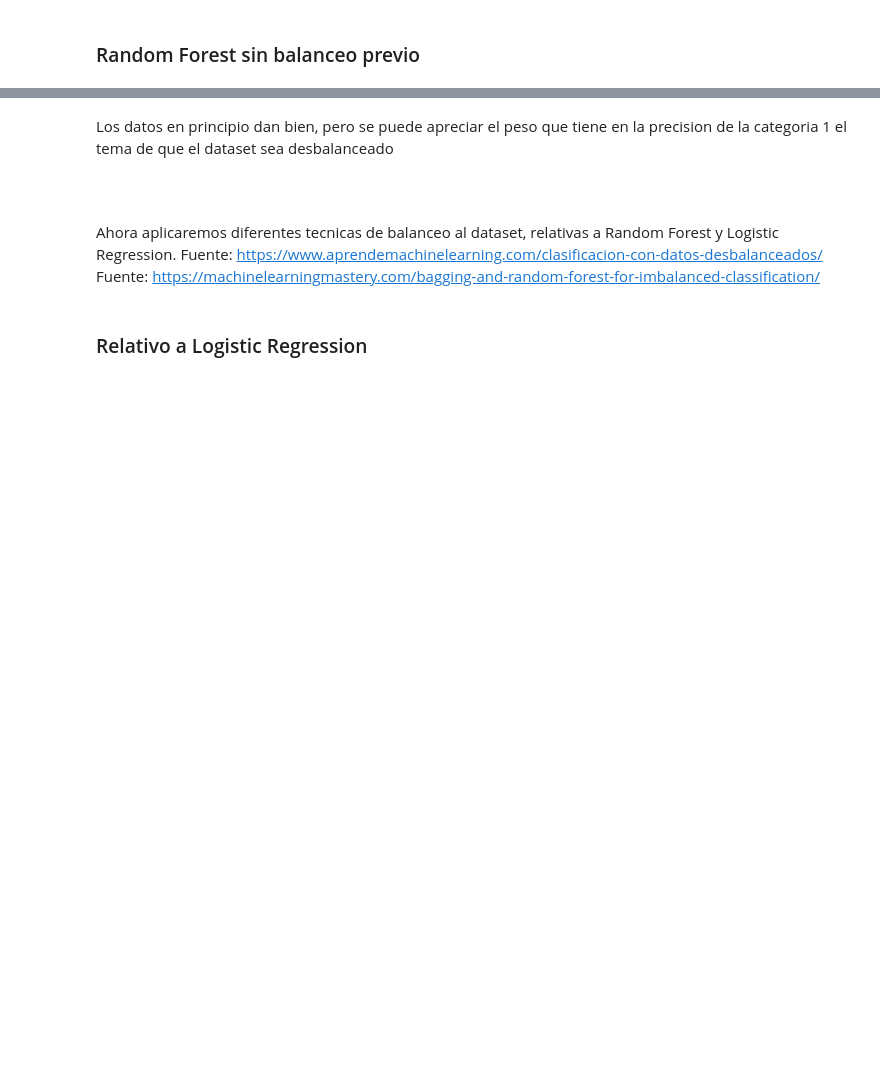
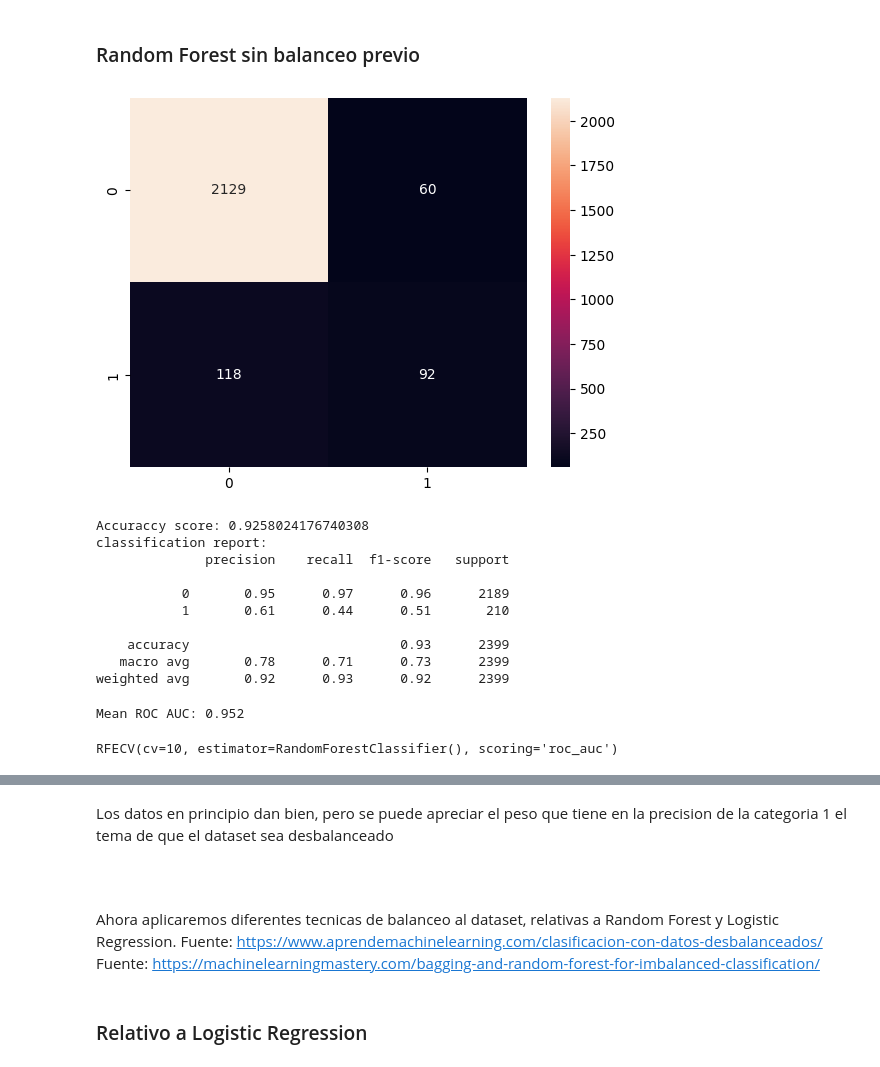
Before and after one commit to lusilve44/Final-Project-4Geeks, a Jupyter notebook: src/explore.ipynb, the cells around one changed output, grey strips where cells are left out. Saved outputs shown, nothing was run; the diff lists cells and outputs as text; code cells hidden in the pictures; blank space fills up the shorter version.

```diff
--- a/src/explore.ipynb
+++ b/src/explore.ipynb
@@ -924,6 +942,21 @@ Mean ROC AUC: 0.898
 # %% [markdown]
 ### Random Forest sin balanceo previo
 # %%
-clf = RandomForestClassifier(random_state=42)
-clf.fit(X_train,y_train)
-y_pred = clf.predict(X_valid)
+clf_rf = RandomForestClassifier(random_state=42)
+clf_rf.fit(X_train,y_train)
+y_pred = clf_rf.predict(X_valid)
+
+modelAnalysis(clf_rf, y_pred)
+# %% [output]
+[figure, added]
+Accuraccy score: 0.9258024176740308
+classification report:
+              precision    recall  f1-score   support
+
+           0       0.95      0.97      0.96      2189
+           1       0.61      0.44      0.51       210
+
+    accuracy                           0.93      2399
+   macro avg       0.78      0.71      0.73      2399
+weighted avg       0.92      0.93      0.92      2399
+Mean ROC AUC: 0.952
@@ -931,0 +963,5 @@ modelAnalysis(clf,y_pred)
+# %%
+rfecv = RFECV(estimator=RandomForestClassifier(), step=1, cv=10, scoring='roc_auc')
+rfecv.fit(X_train, y_train)
+# %% [output]
+RFECV(cv=10, estimator=RandomForestClassifier(), scoring='roc_auc')
```
Also changed, not shown: parts of 17 cells of this notebook, 8 other files.
